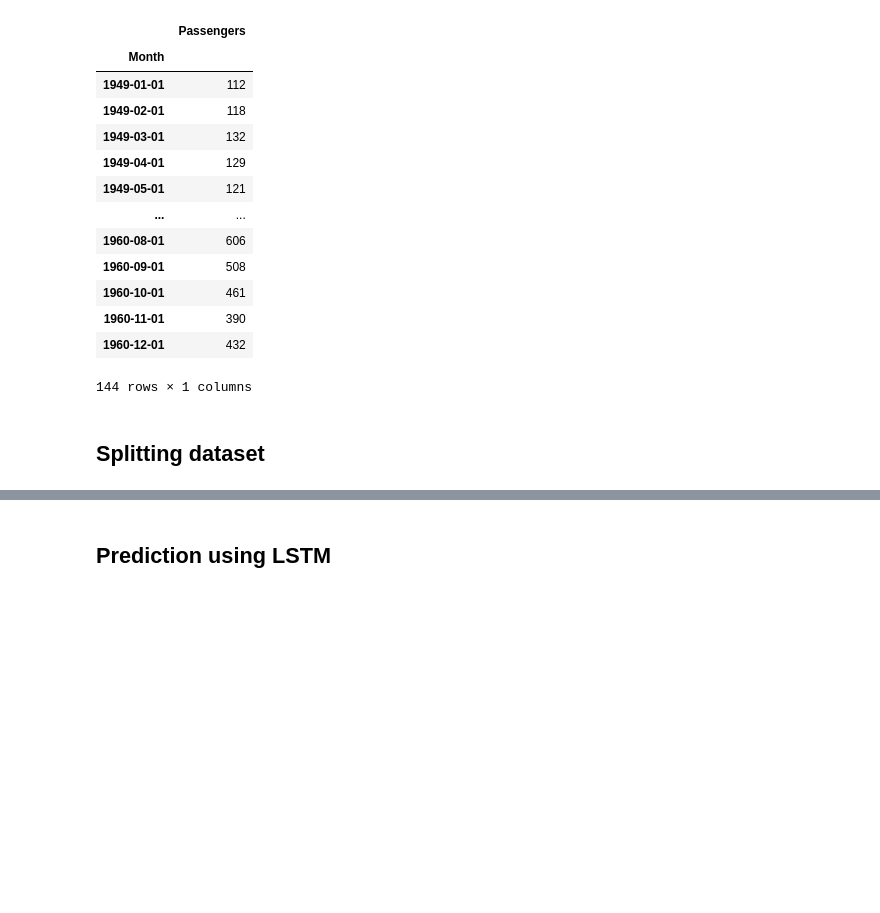
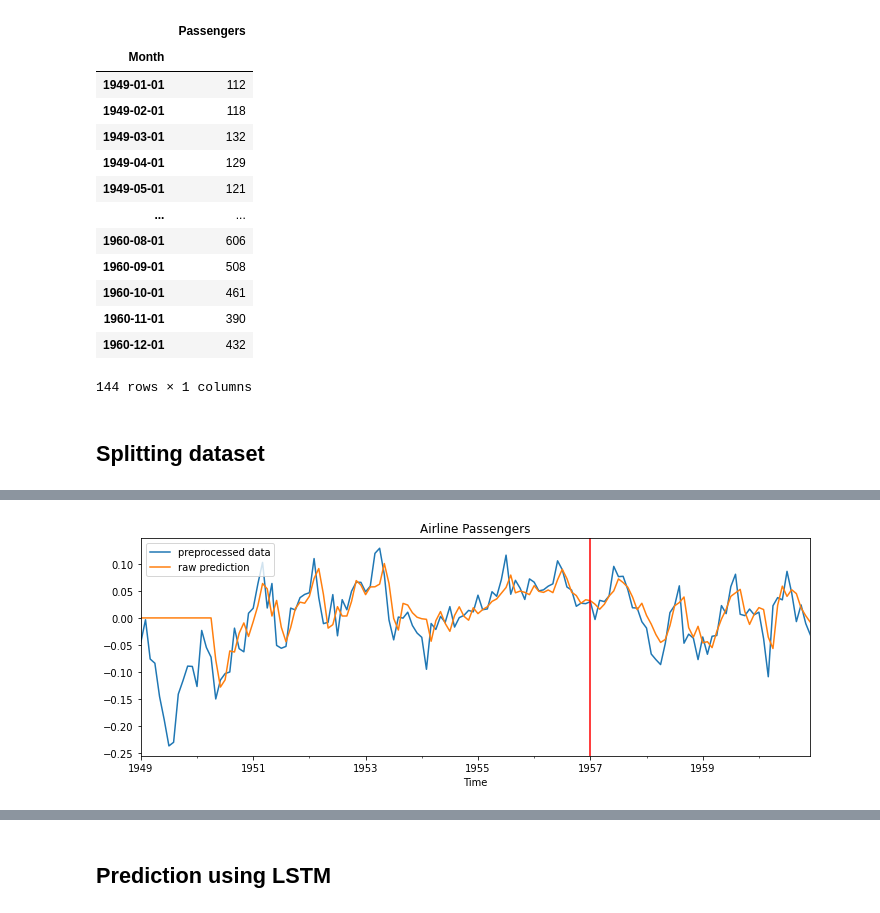
Before and after one commit to AdrianUrbanski/ADM, a Jupyter notebook: lista3.ipynb, the cells around one changed output, grey strips where cells are left out. Drawn from its saved outputs; the diff is of its cells as text; code cells hidden in the pictures; blank space fills up the shorter version.

```diff
--- a/lista3.ipynb
+++ b/lista3.ipynb
@@ -617,0 +628,19 @@ MAPE: 0.0112
+# %%
+prev_vals = 15
+reg = linear_model.LinearRegression()
+
+train_X = np.vstack([train_df['preprocessed'][:-1].shift(lag).values[prev_vals:] for lag in range(prev_vals)]).T
+train_y = train_df['preprocessed'].values[prev_vals+1:]
+
+reg.fit(train_X, train_y)
+
+X = np.vstack([df['preprocessed'][:-1].shift(lag).values[prev_vals:] for lag in range(prev_vals)]).T
+y_predicted = np.zeros(len(df))
+y_predicted[prev_vals+1:] = reg.predict(X)
+
+df['prediction_raw'] = y_predicted
+df['prediction'] = (df['prediction_raw'] + df['seasonality']) * df['trend']
+# %%
+plot_raw_prediction(df)
+# %% [output]
+[figure, added]
```
Also changed, not shown: parts of 46 cells of this notebook.
